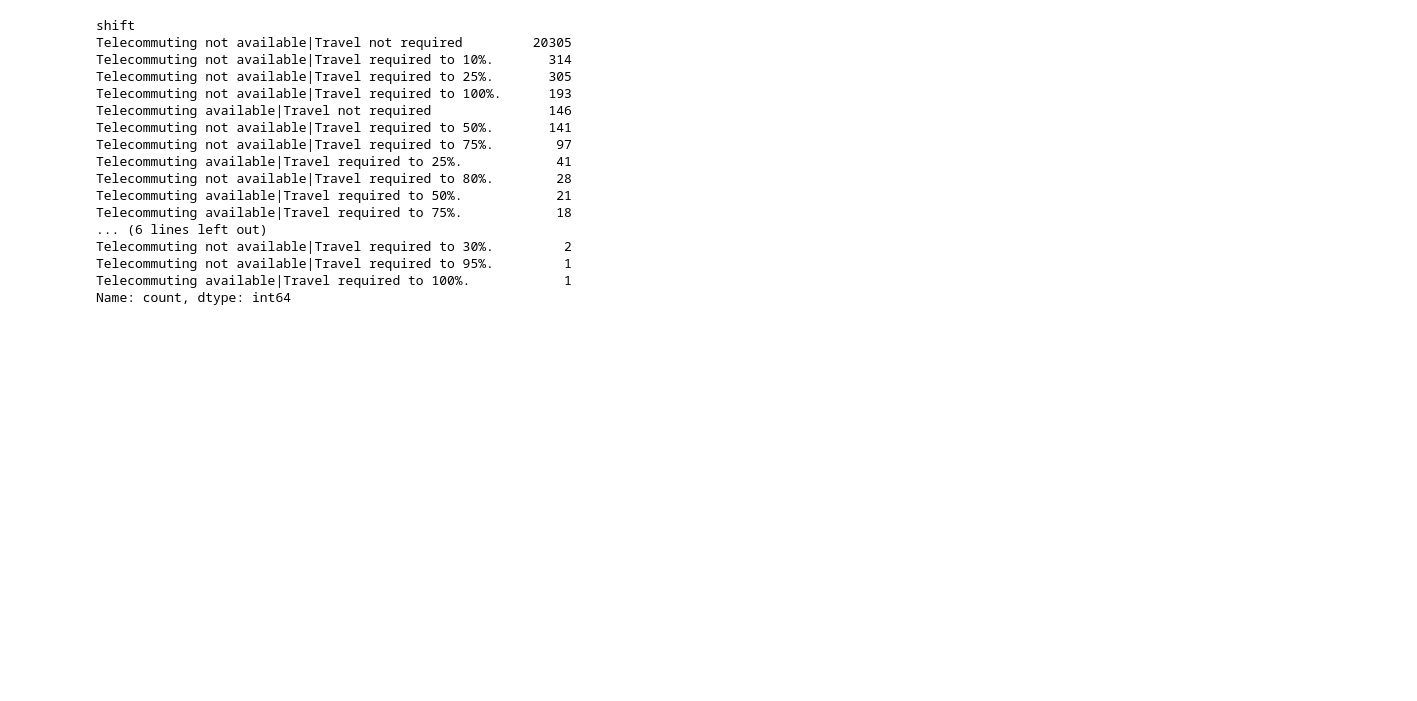
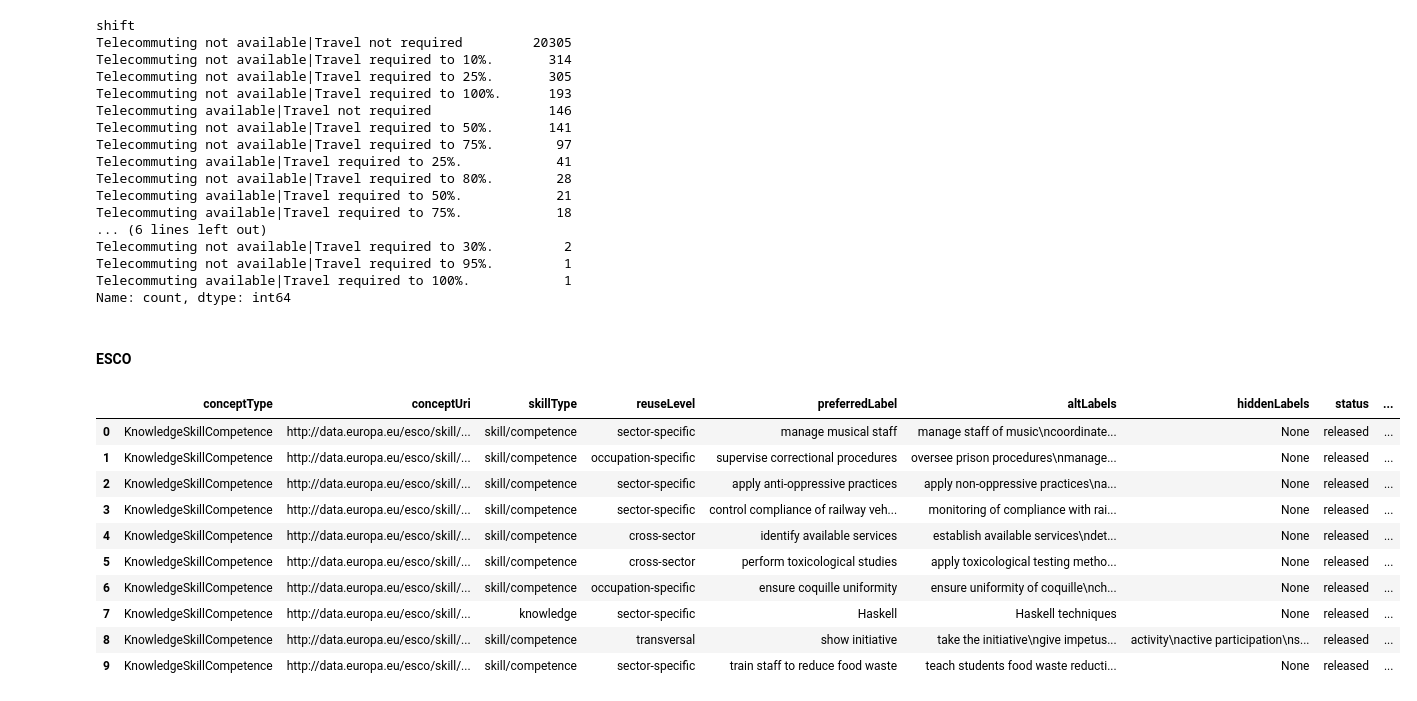
Before and after one commit to BenWSingleton/AI574-project, a Jupyter notebook: eda.ipynb, the cells around one changed output. Drawn from its saved outputs; the diff is of its cells as text; code cells hidden in the pictures; blank space fills up the shorter version.

```diff
--- a/eda.ipynb
+++ b/eda.ipynb
@@ -187,3 +189,21 @@ Telecommuting not available|Travel required to 30%.         2
 Telecommuting not available|Travel required to 95%.         1
 Telecommuting available|Travel required to 100%.            1
 Name: count, dtype: int64
+# %% [markdown]
+#### ESCO
+# %%
+esco = pd.read_parquet('processed/esco_skills.parquet')
+# %%
+esco.head(10)
+# %% [output]
+|  | conceptType | conceptUri | skillType | reuseLevel | preferredLabel | altLabels | hiddenLabels | status | ... |
+| 0 | KnowledgeSkillCompetence | http://data.europa.eu/esco/skill/... | skill/competence | sector-specific | manage musical staff | manage staff of music\ncoordinate... | None | released | ... |
+| 1 | KnowledgeSkillCompetence | http://data.europa.eu/esco/skill/... | skill/competence | occupation-specific | supervise correctional procedures | oversee prison procedures\nmanage... | None | released | ... |
+| 2 | KnowledgeSkillCompetence | http://data.europa.eu/esco/skill/... | skill/competence | sector-specific | apply anti-oppressive practices | apply non-oppressive practices\na... | None | released | ... |
+| 3 | KnowledgeSkillCompetence | http://data.europa.eu/esco/skill/... | skill/competence | sector-specific | control compliance of railway veh... | monitoring of compliance with rai... | None | released | ... |
+| 4 | KnowledgeSkillCompetence | http://data.europa.eu/esco/skill/... | skill/competence | cross-sector | identify available services | establish available services\ndet... | None | released | ... |
+| 5 | KnowledgeSkillCompetence | http://data.europa.eu/esco/skill/... | skill/competence | cross-sector | perform toxicological studies | apply toxicological testing metho... | None | released | ... |
+| 6 | KnowledgeSkillCompetence | http://data.europa.eu/esco/skill/... | skill/competence | occupation-specific | ensure coquille uniformity | ensure uniformity of coquille\nch... | None | released | ... |
+| 7 | KnowledgeSkillCompetence | http://data.europa.eu/esco/skill/... | knowledge | sector-specific | Haskell | Haskell techniques | None | released | ... |
+| 8 | KnowledgeSkillCompetence | http://data.europa.eu/esco/skill/... | skill/competence | transversal | show initiative | take the initiative\ngive impetus... | activity\nactive participation\ns... | released | ... |
+| 9 | KnowledgeSkillCompetence | http://data.europa.eu/esco/skill/... | skill/competence | sector-specific | train staff to reduce food waste | teach students food waste reducti... | None | released | ... |
```
Also changed, not shown: parts of 10 cells of this notebook, 3 other files.
